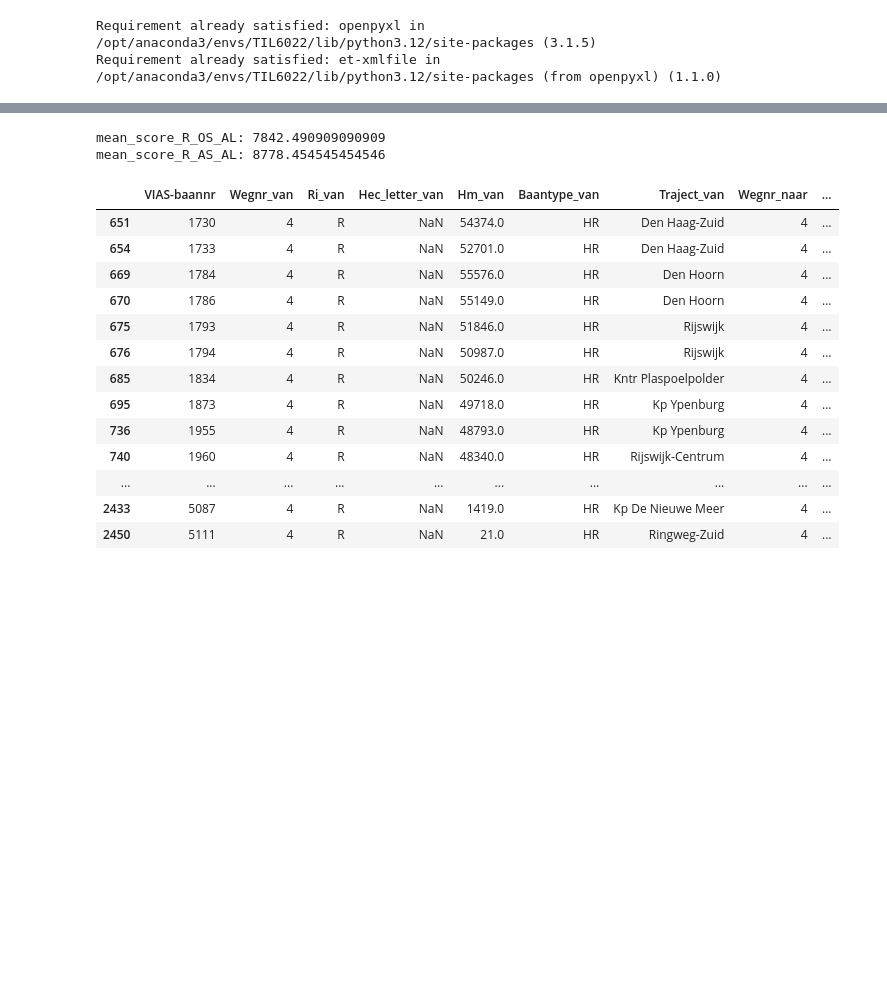
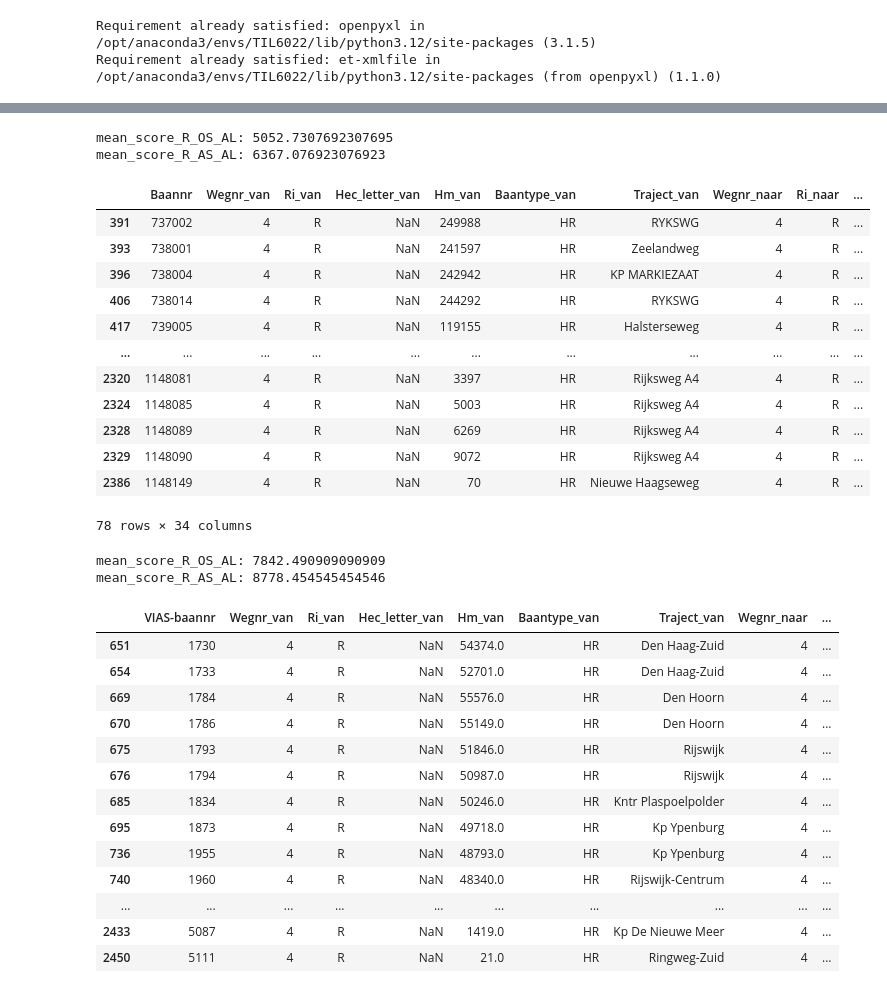
Before and after one commit to Liselotvansteekelenburg/TIL6010-LabAssignments, a Jupyter notebook: Ch4.ipynb, the cells around one changed output, grey strips where cells are left out. Saved outputs shown, nothing was run; the diff lists cells and outputs as text; code cells hidden in the pictures; blank space fills up the shorter version.

```diff
--- a/Ch4.ipynb
+++ b/Ch4.ipynb
@@ -45,3 +59,27 @@ df_road_4HR_HM
+# %%
+df_road_4HR_HM_R = df_road_4HR2014[(df_road_4HR2014['Ri_van'] == 'R') & (df_road_4HR2014['Ri_naar'] == 'R') ]
+mean_score_R_OS_AL = df_road_4HR_HM_R['OS_AL'].mean()
+mean_score_R_AS_AL = df_road_4HR_HM_R['AS_AL'].mean()
+print(f"mean_score_R_OS_AL: {mean_score_R_OS_AL}")
+print(f"mean_score_R_AS_AL: {mean_score_R_AS_AL}")
+
+df_road_4HR_HM_R
+# %% [output]
+mean_score_R_OS_AL: 5052.7307692307695
+mean_score_R_AS_AL: 6367.076923076923
+|  | Baannr | Wegnr_van | Ri_van | Hec_letter_van | Hm_van | Baantype_van | Traject_van | Wegnr_naar | Ri_naar | ... |
+| 391 | 737002 | 4 | R | NaN | 249988 | HR | RYKSWG | 4 | R | ... |
+| 393 | 738001 | 4 | R | NaN | 241597 | HR | Zeelandweg | 4 | R | ... |
+| 396 | 738004 | 4 | R | NaN | 242942 | HR | KP MARKIEZAAT | 4 | R | ... |
+| 406 | 738014 | 4 | R | NaN | 244292 | HR | RYKSWG | 4 | R | ... |
+| 417 | 739005 | 4 | R | NaN | 119155 | HR | Halsterseweg | 4 | R | ... |
+| ... | ... | ... | ... | ... | ... | ... | ... | ... | ... | ... |
+| 2320 | 1148081 | 4 | R | NaN | 3397 | HR | Rijksweg A4 | 4 | R | ... |
+| 2324 | 1148085 | 4 | R | NaN | 5003 | HR | Rijksweg A4 | 4 | R | ... |
+| 2328 | 1148089 | 4 | R | NaN | 6269 | HR | Rijksweg A4 | 4 | R | ... |
+| 2329 | 1148090 | 4 | R | NaN | 9072 | HR | Rijksweg A4 | 4 | R | ... |
+| 2386 | 1148149 | 4 | R | NaN | 70 | HR | Nieuwe Haagseweg | 4 | R | ... |
+78 rows × 34 columns
 # %%
 df_road_4HR_HM_R = df_road_4HR_HM[(df_road_4HR_HM['Ri_van'] == 'R') & (df_road_4HR_HM['Ri_naar'] == 'R') ]
 mean_score_R_OS_AL = df_road_4HR_HM_R['OS_AL'].mean()
```
Also changed, not shown: parts of 8 cells of this notebook.
